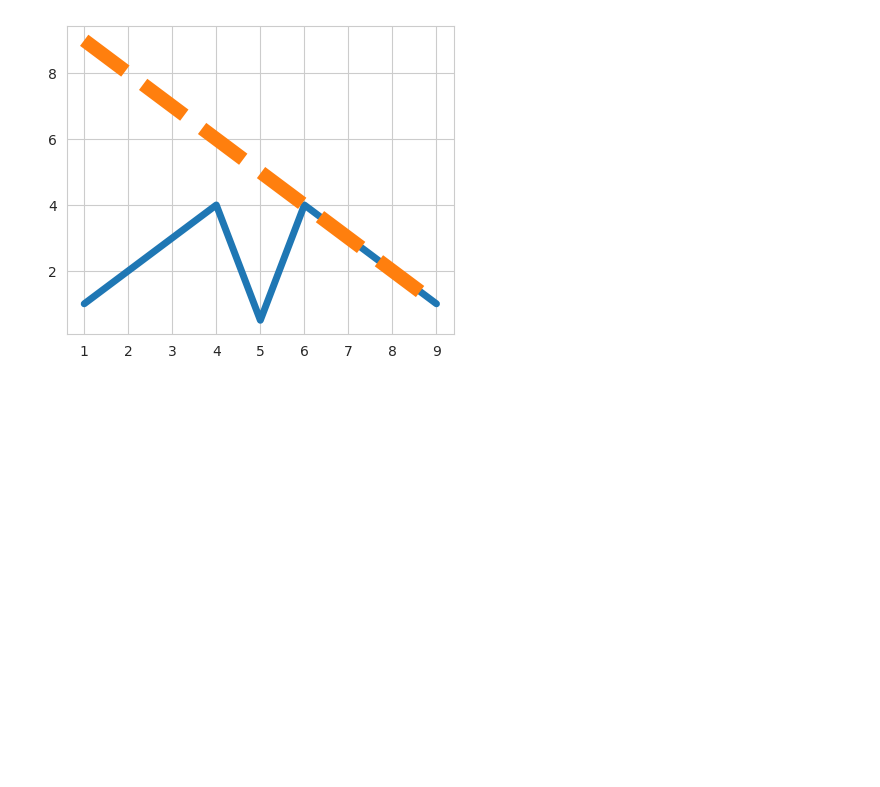
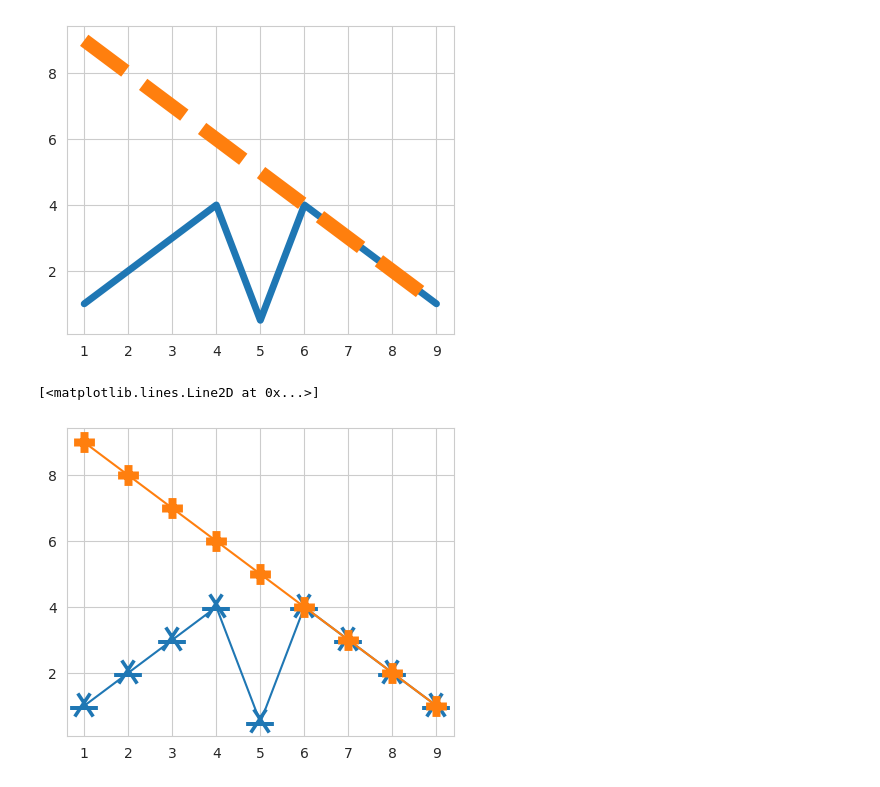
Before and after one commit to venkat56vanaparthi/data_science, a Jupyter notebook: data_visualization.ipynb, the cells around one changed output. Saved outputs shown, nothing was run; the diff lists cells and outputs as text; code cells hidden in the pictures; blank space fills up the shorter version.

Commit message:
Data Visualization

```diff
--- a/data_visualization.ipynb
+++ b/data_visualization.ipynb
@@ -359,5 +359,8 @@ plt.plot(x1, y1, ls='--', lw=10)
 [<matplotlib.lines.Line2D at 0x...>]
 [figure]
 # %%
-plt.plot(x, y, marker)
-plt.plot(x1, y1)
+plt.plot(x, y, marker='1', mew=20)
+plt.plot(x1, y1, marker='+', mew=15)
+# %% [output]
+[<matplotlib.lines.Line2D at 0x...>]
+[figure, added]
```
